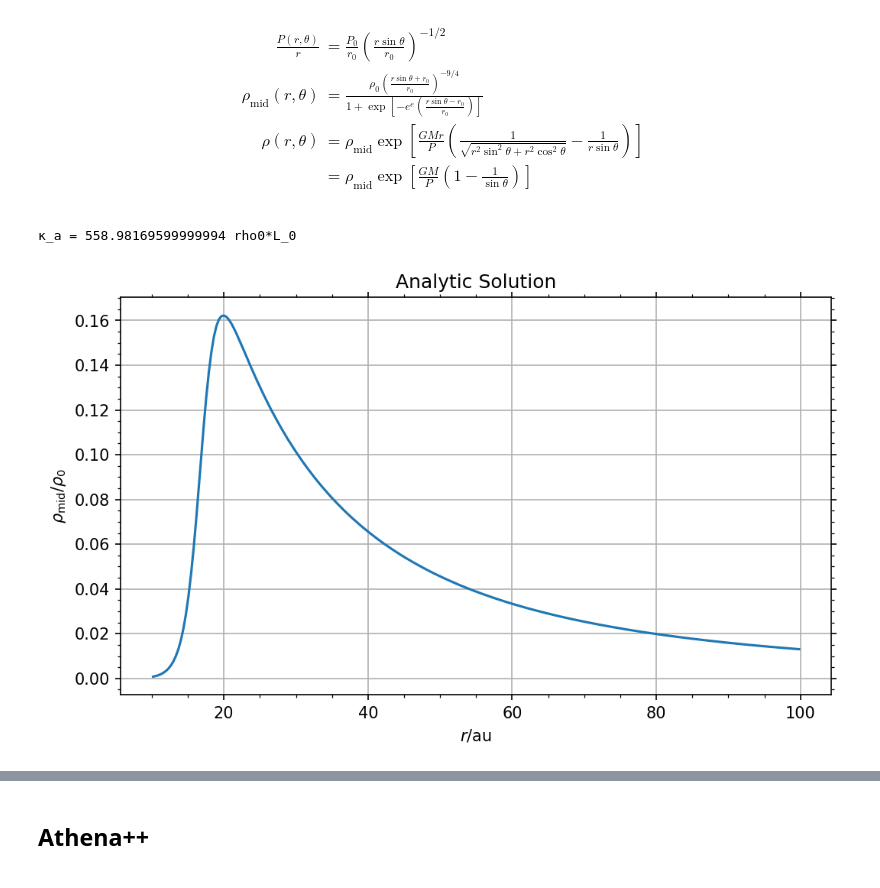
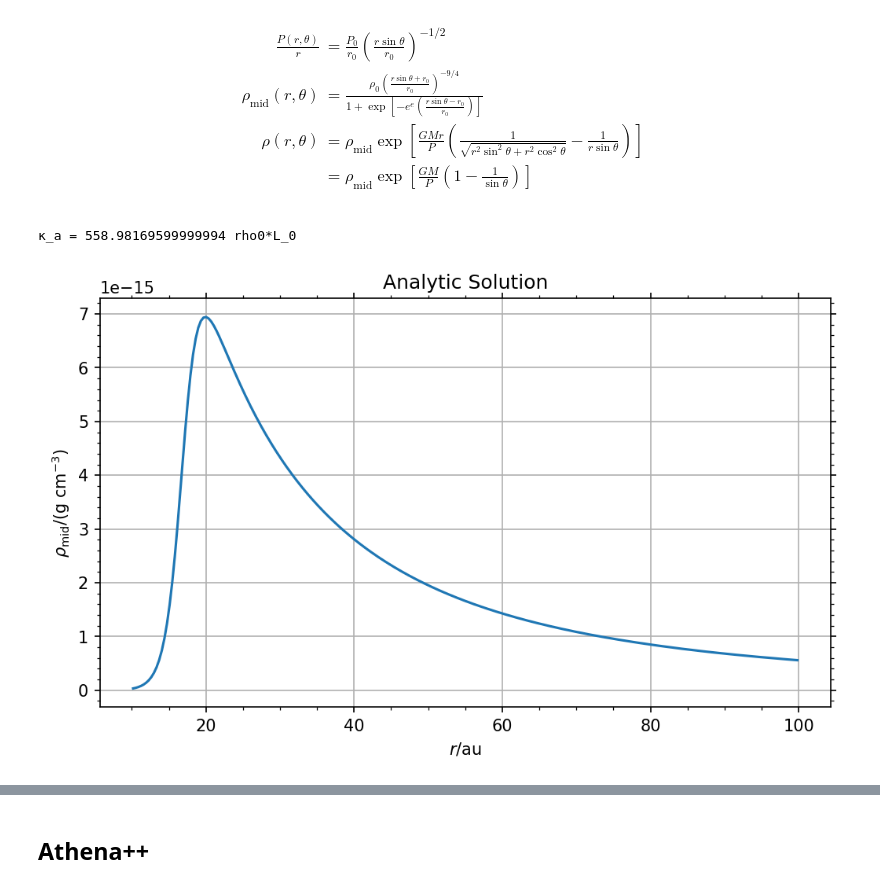
Before and after one commit to sabaronett/rad-hydro, a Jupyter notebook: athena/dev/stellar_flux/StellarFlux.ipynb, the cells around one changed output, grey strips where cells are left out. Cells and saved outputs as stored; diff of their text form; code cells hidden in the pictures.

```diff
--- a/athena/dev/stellar_flux/StellarFlux.ipynb
+++ b/athena/dev/stellar_flux/StellarFlux.ipynb
@@ -116,9 +123,6 @@ def PoverR(rad, phi, z):
   return poverr
 # end stellar_flux.cpp
 
-def fmt(x):
-  return rf'$\tau={x:.0f}$'
-
 # extra quantities
 kappa_star_cgs    = 10             # [cm^2/g]
 dgratio           = 100            # dust-to-gas ratio
@@ -140,7 +144,6 @@ dfloor       = 1e-12               # minimum density
 # <radiation>
 prat         = 1.13e3              # $a_rT_0^4/P_0$
 crat         = 6.36e4              # $c/v_0$
-unit         = 1                   # adopt the units in the input file
 T_unit       = 6.14e3              # T_0 [K]
 density_unit = 4.28e-14            # \rho_0 [g/cm^3]
 length_unit  = 5.98e14             # L_0 [cm]
@@ -151,43 +154,43 @@ rho0         = 1.0                 # [\rho_0]
 p0_over_r0   = 4.80e-03
 pslope       = -0.5                # pressure power-law index
 dslope       = -2.25               # density power-law index
-kappa_star = kappa_star_cgs*dgratio*small_grain_ratio*density_unit*length_unit
-kappa_a      = kappa_star          # absorption opacity
+kappa_a      = 558.98169599999994  # absorption opacity
 R            = 1.16e-4             # stellar radius [L_0]
 T            = 9.42e-1             # stellar temperature [T_0]
 # end athinput.stellar_flux
 
-print(f'κ_a = {kappa_a:.14f} rho0*L_0')
+kappa_star = kappa_star_cgs*dgratio*small_grain_ratio*density_unit*length_unit
+print(f'κ_a = {kappa_star:.14f} rho0*L_0')
 
 # conversions
 au           = 1.495978707e13      # [cm]
 L_au         = length_unit/au      # [au]
 rad2deg      = 180/np.pi
 
 # Construct mesh
 x1f, x2f = np.linspace(x1min, x1max, nx1+1), np.linspace(x2min, x2max, nx2+1)
 x1v, x2v = (x1f[:-1] + x1f[1:])/2, (x2f[:-1] + x2f[1:])/2
 x1mesh, x2mesh = np.meshgrid(x1v, x2v)
 rho_field = DenProfileCyl(x1mesh, x2mesh, 0)
 rho_field[rho_field < dfloor] = dfloor
 dtheta = (x2max - x2min)/nx2
 theta_mid_deg = 90
 j_mid = int(theta_mid_deg/rad2deg/dtheta)
 
 # Plot
 fig, ax = plt.subplots(figsize=(8, 4.5), dpi=150)
-ax.plot(x1v*L_au, rho_field[j_mid, :])
+ax.plot(x1v*L_au, rho_field[j_mid, :]*density_unit)
 
 # Format (sub)plots
 ax.grid()
 ax.minorticks_on()
 ax.set(title='Analytic Solution', xlabel='$r$/au',
-       ylabel=r'$\rho_\mathrm{mid}/\rho_0$')
+       ylabel=r'$\rho_\mathrm{mid}$/(g cm$^{-3}$)')
 ax.tick_params(axis='both', which='both', top=True, right=True)
 # plt.savefig('figs/frame.jpg', bbox_inches='tight')
 # %% [output]
 κ_a = 558.98169599999994 rho0*L_0
-[figure, old version]
+[figure, new version]
 # %% [markdown]
 ### Optical Depth, Specific Intensity, Radial Flux
 
```
Also changed, not shown: parts of 20 cells of this notebook.
